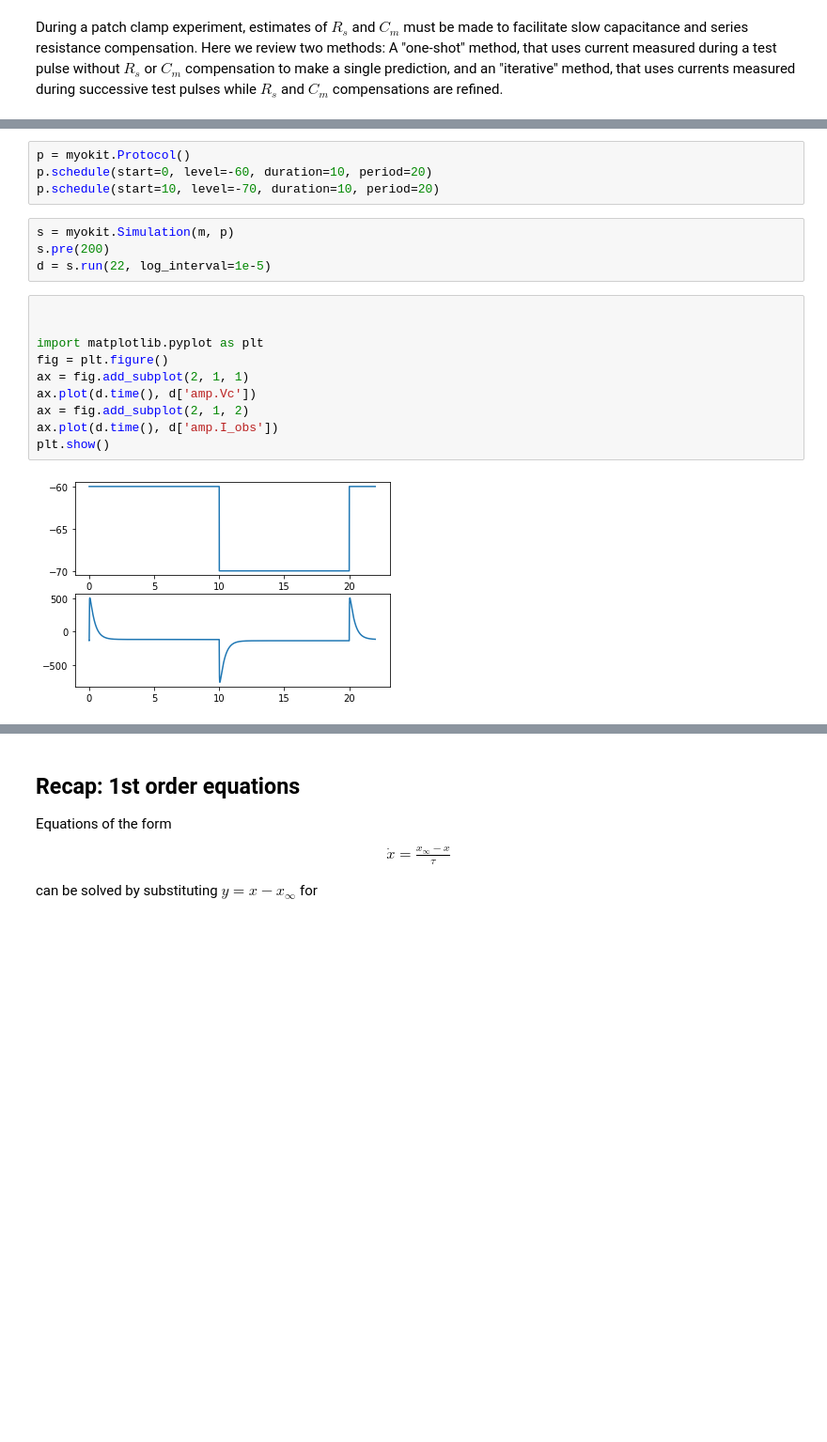
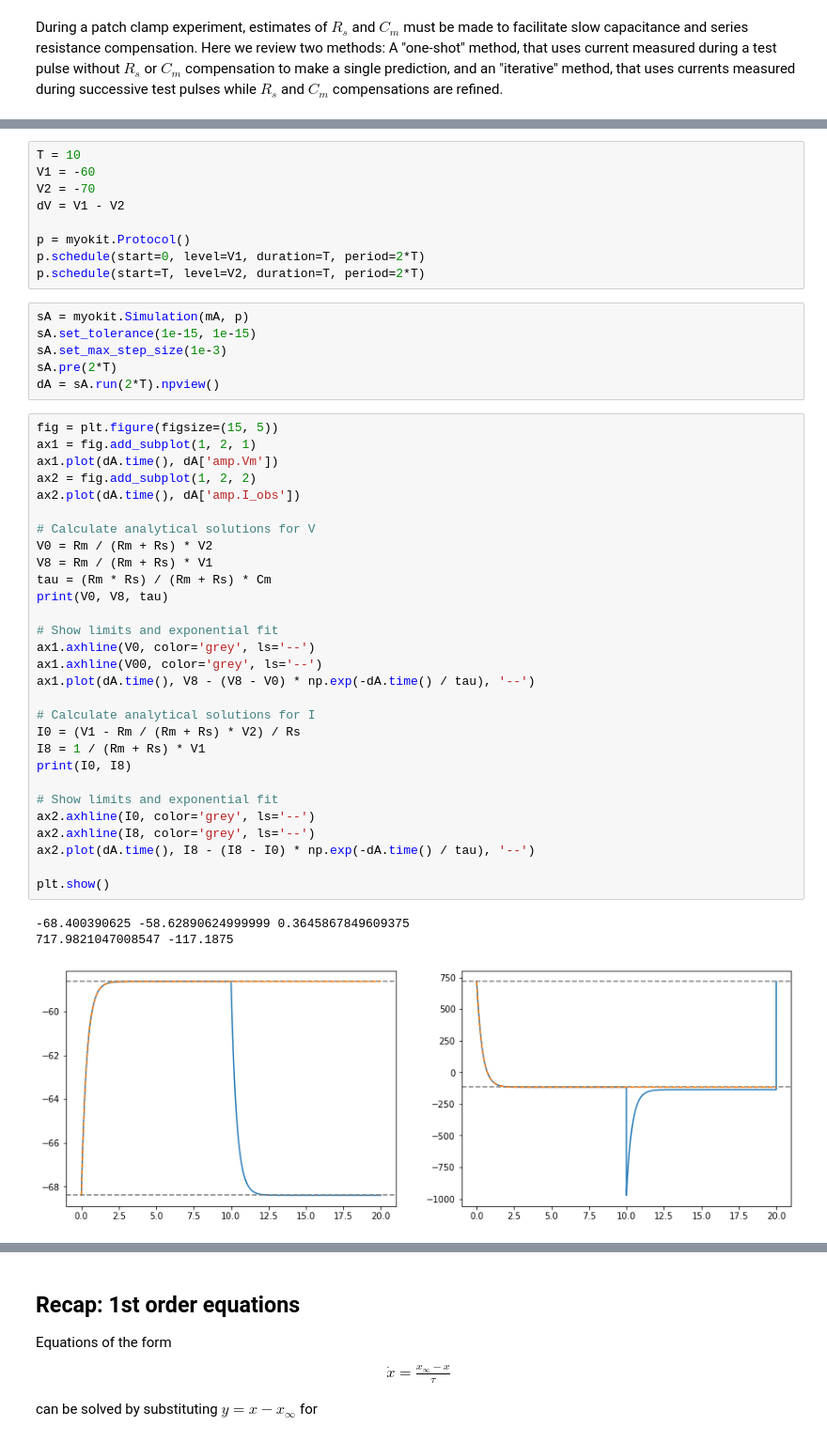
Before and after one commit to CardiacModelling/fitting-notebooks, a Jupyter notebook: artefacts/appendix-E-estimating-rs-cm.ipynb, the cells around one changed output, grey strips where cells are left out. Shown at 94% size. Cells and saved outputs as stored; diff of their text form; blank space fills up the shorter version.

```diff
--- a/artefacts/appendix-E-estimating-rs-cm.ipynb
+++ b/artefacts/appendix-E-estimating-rs-cm.ipynb
@@ -112,20 +111,48 @@ m.check_units(myokit.UNIT_STRICT)
 # %%
+T = 10
+V1 = -60
+V2 = -70
+dV = V1 - V2
+
 p = myokit.Protocol()
-p.schedule(start=0, level=-60, duration=10, period=20)
-p.schedule(start=10, level=-70, duration=10, period=20)
+p.schedule(start=0, level=V1, duration=T, period=2*T)
+p.schedule(start=T, level=V2, duration=T, period=2*T)
 # %%
-s = myokit.Simulation(m, p)
-s.pre(200)
-d = s.run(22, log_interval=1e-5)
+sA = myokit.Simulation(mA, p)
+sA.set_tolerance(1e-15, 1e-15)
+sA.set_max_step_size(1e-3)
+sA.pre(2*T)
+dA = sA.run(2*T).npview()
 # %%
+fig = plt.figure(figsize=(15, 5))
+ax1 = fig.add_subplot(1, 2, 1)
+ax1.plot(dA.time(), dA['amp.Vm'])
+ax2 = fig.add_subplot(1, 2, 2)
+ax2.plot(dA.time(), dA['amp.I_obs'])
 
+# Calculate analytical solutions for V
+V0 = Rm / (Rm + Rs) * V2
+V8 = Rm / (Rm + Rs) * V1
+tau = (Rm * Rs) / (Rm + Rs) * Cm
+print(V0, V8, tau)
 
-import matplotlib.pyplot as plt
-fig = plt.figure()
-ax = fig.add_subplot(2, 1, 1)
-ax.plot(d.time(), d['amp.Vc'])
-ax = fig.add_subplot(2, 1, 2)
-ax.plot(d.time(), d['amp.I_obs'])
+# Show limits and exponential fit
+ax1.axhline(V0, color='grey', ls='--')
+ax1.axhline(V00, color='grey', ls='--')
+ax1.plot(dA.time(), V8 - (V8 - V0) * np.exp(-dA.time() / tau), '--')
+
+# Calculate analytical solutions for I
+I0 = (V1 - Rm / (Rm + Rs) * V2) / Rs
+I8 = 1 / (Rm + Rs) * V1
+print(I0, I8)
+
+# Show limits and exponential fit
+ax2.axhline(I0, color='grey', ls='--')
+ax2.axhline(I8, color='grey', ls='--')
+ax2.plot(dA.time(), I8 - (I8 - I0) * np.exp(-dA.time() / tau), '--')
+
 plt.show()
 # %% [output]
+-68.400390625 -58.62890624999999 0.3645867849609375
+717.9821047008547 -117.1875
-[figure, old version]
+[figure, new version]
```
Also changed, not shown: parts of 25 cells of this notebook, 1 other file.
